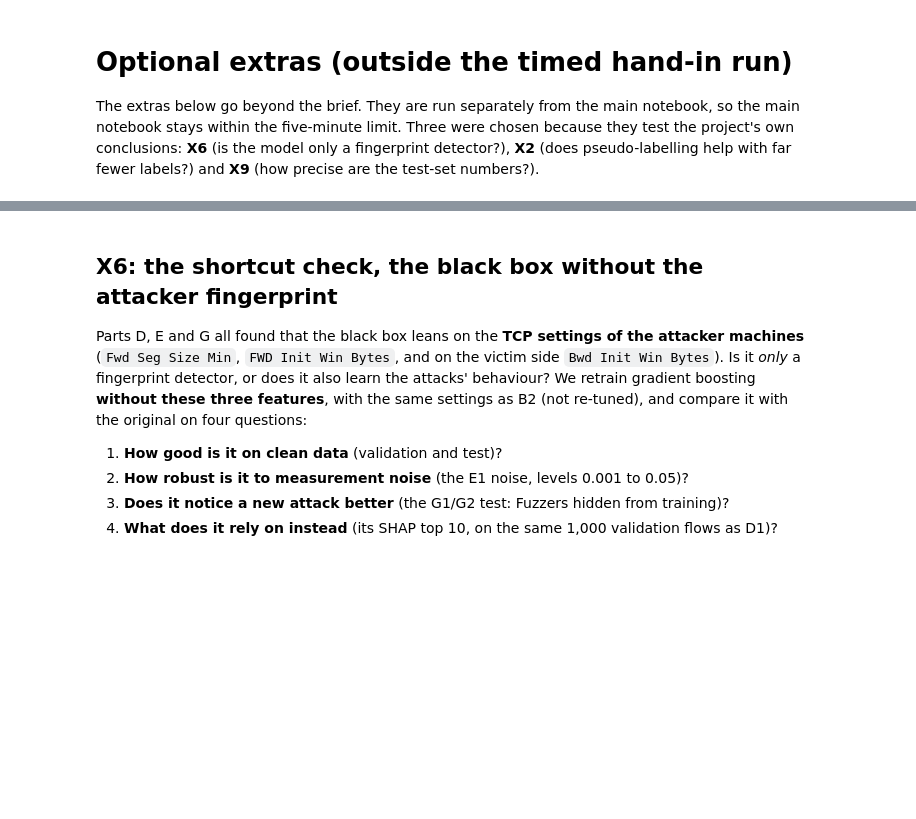
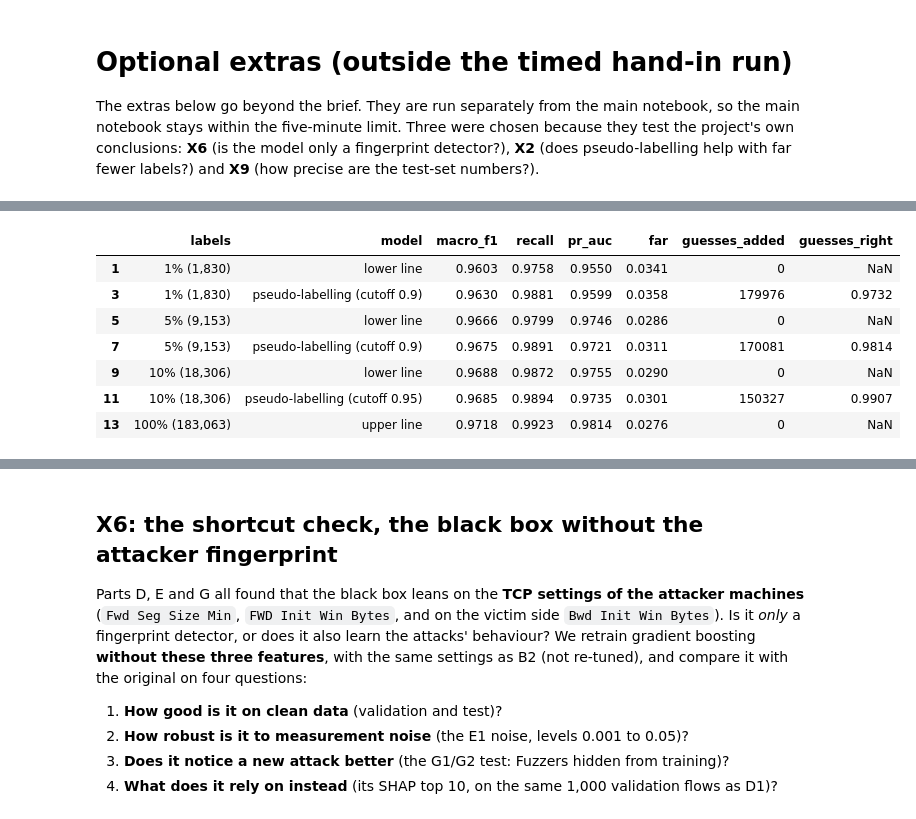
Before and after one commit to steve-nt/AI-for-Cybersecurity-Final-Mini-Project, a Jupyter notebook: parts/70_extras.ipynb, the cells around one changed output, grey strips where cells are left out. Drawn from its saved outputs; the diff is of its cells as text; code cells hidden in the pictures; blank space fills up the shorter version.

Commit message:
X2: pseudo-labelling with 1% and 5% of the labels

```diff
--- a/parts/70_extras.ipynb
+++ b/parts/70_extras.ipynb
@@ -59,0 +74,52 @@ def add_noise(X, level, seed=SEED):
+# %%
+# STEP X2
+def pseudo_label_from(X_lab, y_lab, X_unlab, y_hidden, cutoff, rounds=2):
+    """Part C's pseudo-labelling for any label budget. Returns the final model and the share of right guesses."""
+    X_now, y_now, pool = X_lab, y_lab, X_unlab
+    added = right = 0
+    for _ in range(rounds):
+        model = make_boost().fit(X_now, y_now)
+        p = model.predict_proba(pool)[:, 1]
+        sure = (p >= cutoff) | (p <= 1 - cutoff)
+        guess = pd.Series((p[sure] >= 0.5).astype(int), index=pool.index[sure])
+        added += len(guess)
+        right += int((guess == y_hidden.loc[guess.index]).sum())        # check only, never trained on
+        X_now, y_now, pool = pd.concat([X_now, pool[sure]]), pd.concat([y_now, guess]), pool[~sure]
+    return make_boost().fit(X_now, y_now), added, (right / added if added else np.nan)
+
+
+rows = []
+for budget in [0.01, 0.05, 0.10]:
+    X_lab, X_unlab, y_lab, y_hidden = train_test_split(X_train, y_train, train_size=budget,
+                                                       stratify=type_train, random_state=SEED)
+    lower = make_boost().fit(X_lab, y_lab)
+    candidates = {}
+    for cutoff in [0.99, 0.95, 0.90]:
+        model, added, right = pseudo_label_from(X_lab, y_lab, X_unlab, y_hidden, cutoff)
+        candidates[cutoff] = (model, added, right, score(model, X_val, y_val)["macro_f1"])
+    # Cutoff with the best validation macro-F1 (strictest on a tie), as in C2.
+    best = max(candidates, key=lambda c: (round(candidates[c][3], 4), c))
+    pseudo, added, right, _ = candidates[best]
+    for name, model in (("lower line", lower), (f"pseudo-labelling (cutoff {best})", pseudo)):
+        for part, X, y in (("validation", X_val, y_val), ("test", X_test, y_test)):
+            rows.append({"labels": f"{budget:.0%} ({len(X_lab):,})", "model": name, "set": part,
+                         **score(model, X, y),
+                         "guesses_added": added if name.startswith("pseudo") else 0,
+                         "guesses_right": right if name.startswith("pseudo") else np.nan})
+for part, X, y in (("validation", X_val, y_val), ("test", X_test, y_test)):
+    rows.append({"labels": "100% (183,063)", "model": "upper line", "set": part, **score(boost, X, y),
+                 "guesses_added": 0, "guesses_right": np.nan})
+
+x2 = pd.DataFrame(rows)
+x2.to_csv(TABLES / "X2_label_budgets.csv", index=False, float_format="%.4f")
+x2.query("set == 'test'")[["labels", "model", "macro_f1", "recall", "pr_auc", "far", "guesses_added",
+                            "guesses_right"]].round(4)
+# %% [output]
+|  | labels | model | macro_f1 | recall | pr_auc | far | guesses_added | guesses_right |
+| 1 | 1% (1,830) | lower line | 0.9603 | 0.9758 | 0.9550 | 0.0341 | 0 | NaN |
+| 3 | 1% (1,830) | pseudo-labelling (cutoff 0.9) | 0.9630 | 0.9881 | 0.9599 | 0.0358 | 179976 | 0.9732 |
+| 5 | 5% (9,153) | lower line | 0.9666 | 0.9799 | 0.9746 | 0.0286 | 0 | NaN |
+| 7 | 5% (9,153) | pseudo-labelling (cutoff 0.9) | 0.9675 | 0.9891 | 0.9721 | 0.0311 | 170081 | 0.9814 |
+| 9 | 10% (18,306) | lower line | 0.9688 | 0.9872 | 0.9755 | 0.0290 | 0 | NaN |
+| 11 | 10% (18,306) | pseudo-labelling (cutoff 0.95) | 0.9685 | 0.9894 | 0.9735 | 0.0301 | 150327 | 0.9907 |
+| 13 | 100% (183,063) | upper line | 0.9718 | 0.9923 | 0.9814 | 0.0276 | 0 | NaN |
```
Also changed, not shown: parts of 4 cells of this notebook, 4 other files.
